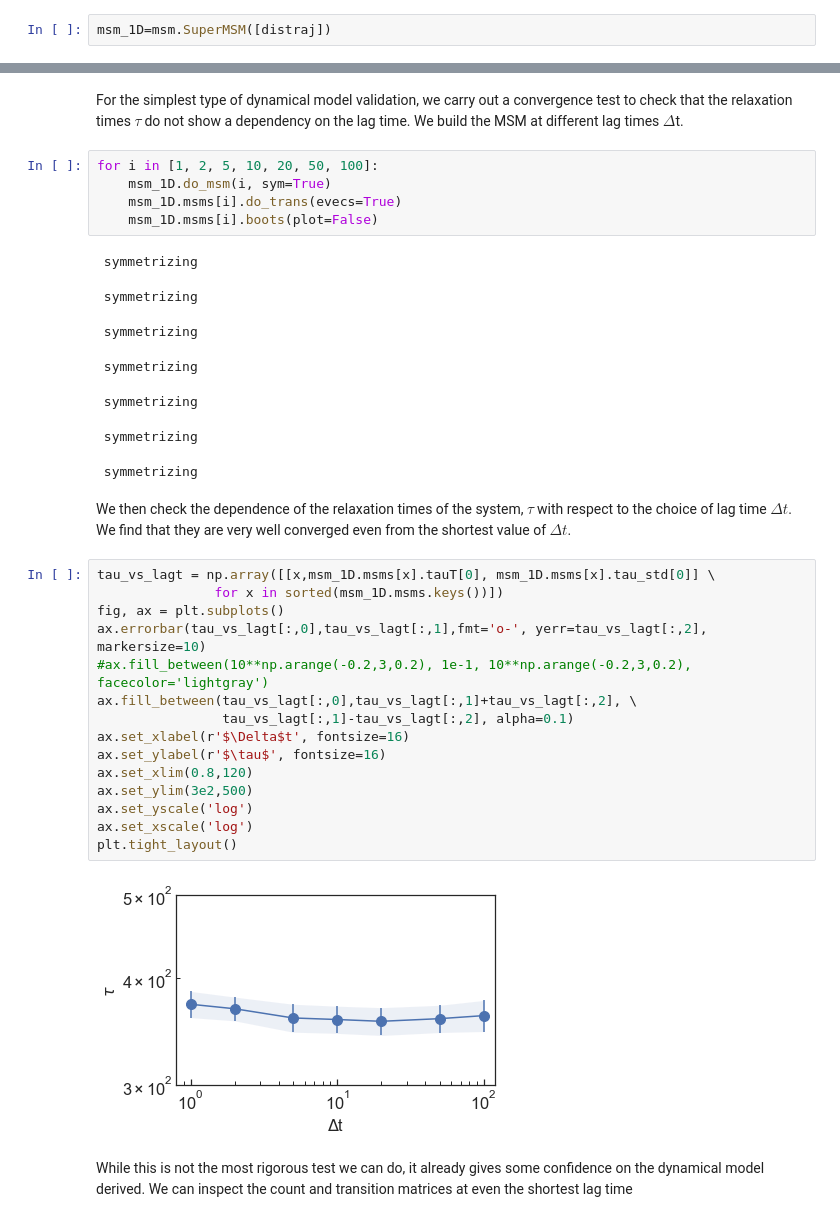
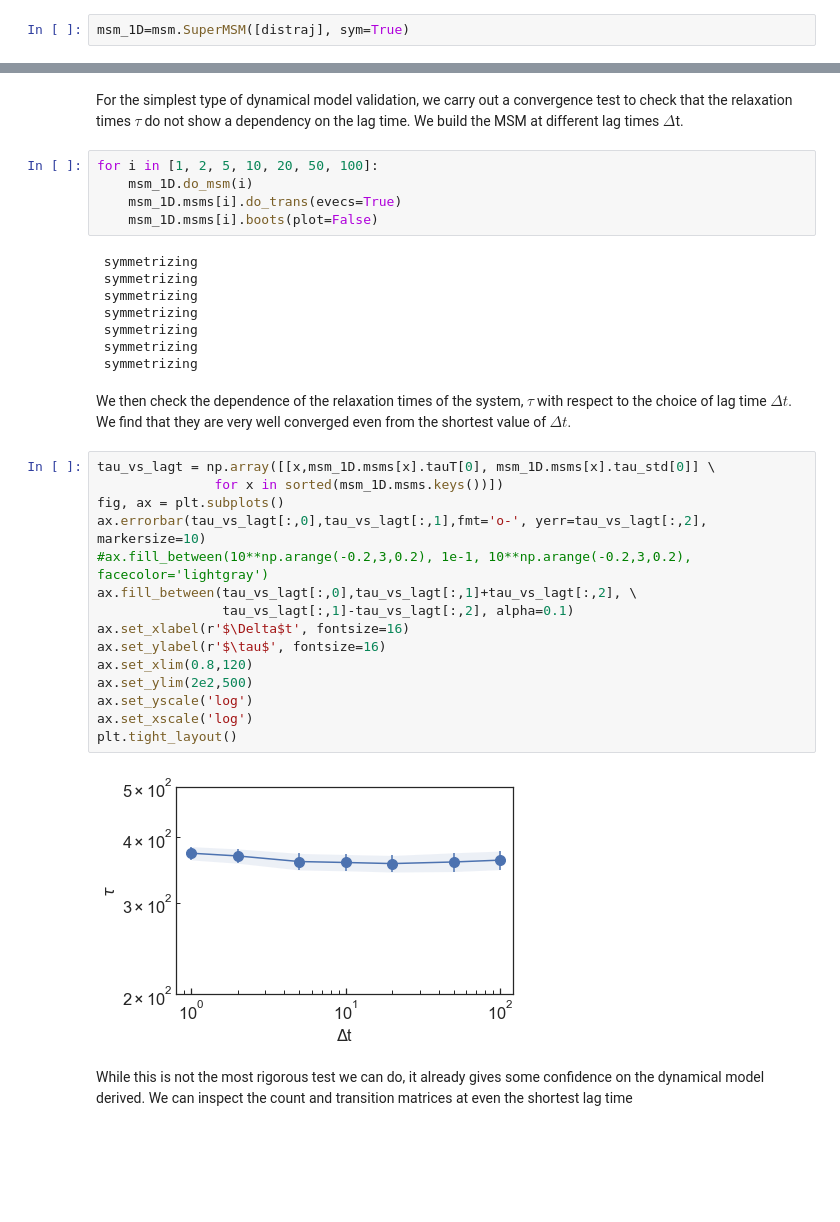
Before and after one commit to BioKT/MasterMSM, a Jupyter notebook: examples/brownian_dynamics_1D/1D_smFS_MSM.ipynb, the cells around one changed output, grey strips where cells are left out. Drawn from its saved outputs; the diff is of its cells as text; blank space fills up the shorter version.

```diff
--- a/examples/brownian_dynamics_1D/1D_smFS_MSM.ipynb
+++ b/examples/brownian_dynamics_1D/1D_smFS_MSM.ipynb
@@ -89,43 +86,43 @@ from mastermsm.msm import msm
 # %% [markdown]
 First of all, we will create an instance of the SuperMSM class, which will be useful to produce and validate dynamical models.
 # %%
-msm_1D=msm.SuperMSM([distraj])
+msm_1D=msm.SuperMSM([distraj], sym=True)
 # %% [output]
      # states: 31
 # %% [markdown]
 For the simplest type of dynamical model validation, we carry out a convergence test to check that the relaxation times $\tau$ do not show a dependency on the lag time. We build the MSM at different lag times $\Delta$t.
 # %%
 for i in [1, 2, 5, 10, 20, 50, 100]:
-    msm_1D.do_msm(i, sym=True)
+    msm_1D.do_msm(i)
     msm_1D.msms[i].do_trans(evecs=True)
     msm_1D.msms[i].boots(plot=False)
 # %% [output]
  symmetrizing
+ symmetrizing
+ symmetrizing
+ symmetrizing
+ symmetrizing
+ symmetrizing
+ symmetrizing
- symmetrizing
- symmetrizing
- symmetrizing
- symmetrizing
- symmetrizing
- symmetrizing
 # %% [markdown]
 We then check the dependence of the relaxation times of the system, $\tau$ with respect to the choice of lag time $\Delta t$. We find that they are very well converged even from the shortest value of $\Delta t$.
 # %%
 tau_vs_lagt = np.array([[x,msm_1D.msms[x].tauT[0], msm_1D.msms[x].tau_std[0]] \
                for x in sorted(msm_1D.msms.keys())])
 fig, ax = plt.subplots()
 ax.errorbar(tau_vs_lagt[:,0],tau_vs_lagt[:,1],fmt='o-', yerr=tau_vs_lagt[:,2], markersize=10)
 #ax.fill_between(10**np.arange(-0.2,3,0.2), 1e-1, 10**np.arange(-0.2,3,0.2), facecolor='lightgray')
 ax.fill_between(tau_vs_lagt[:,0],tau_vs_lagt[:,1]+tau_vs_lagt[:,2], \
                 tau_vs_lagt[:,1]-tau_vs_lagt[:,2], alpha=0.1)
 ax.set_xlabel(r'$\Delta$t', fontsize=16)
 ax.set_ylabel(r'$\tau$', fontsize=16)
 ax.set_xlim(0.8,120)
-ax.set_ylim(3e2,500)
+ax.set_ylim(2e2,500)
 ax.set_yscale('log')
 ax.set_xscale('log')
 plt.tight_layout()
 # %% [output]
-[figure, old version]
+[figure, new version]
 # %% [markdown]
 While this is not the most rigorous test we can do, it already gives some confidence on the dynamical model derived. We can inspect the count and transition matrices at even the shortest lag time
 # %%
```
Also changed, not shown: parts of 9 cells of this notebook.
